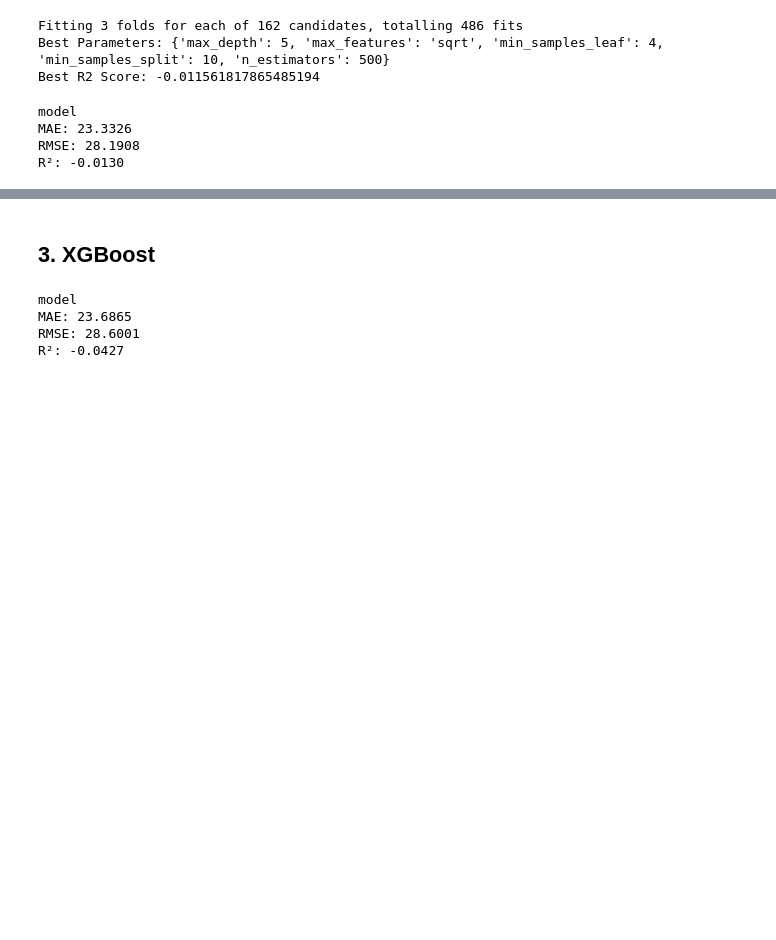
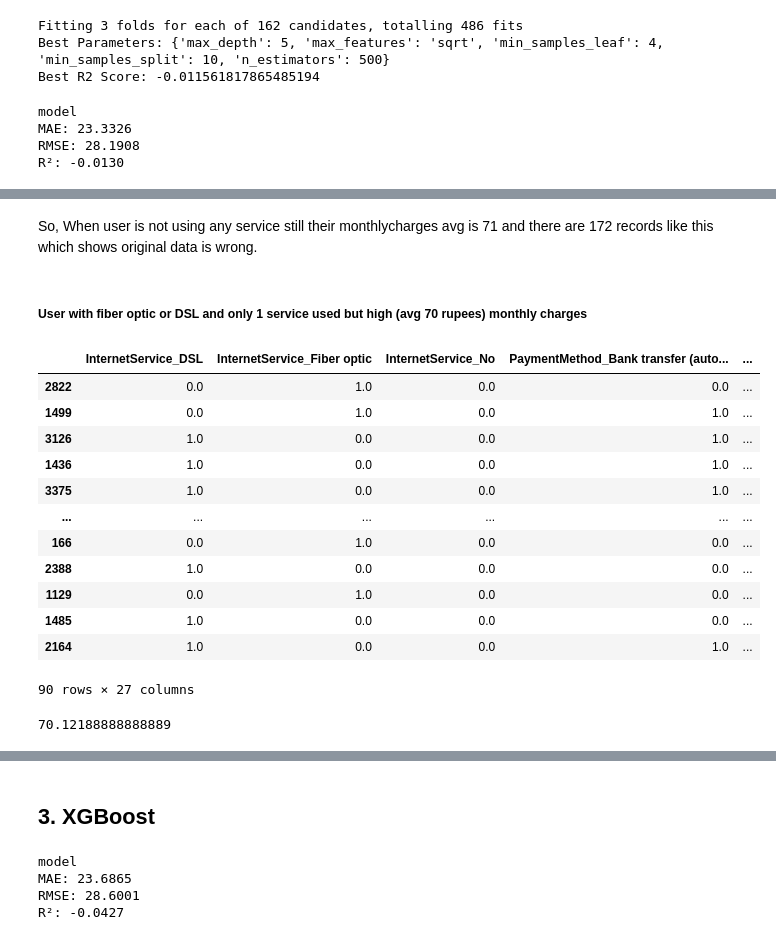
Before and after one commit to Roshani002/SSPL_Practical_Assessment, a Jupyter notebook: regression_models.ipynb, the cells around one changed output, grey strips where cells are left out. Saved outputs shown, nothing was run; the diff lists cells and outputs as text; code cells hidden in the pictures; blank space fills up the shorter version.

```diff
--- a/regression_models.ipynb
+++ b/regression_models.ipynb
@@ -212,0 +286,33 @@ pickle.dump(grid_search_rf, open("processed_data/models/regression/rf_tuned_mode
+# %% [markdown]
+So, When user is not using any service still their monthlycharges avg is 71 and there are 172 records like this which shows original data is wrong.
+# %% [markdown]
+##### **User with fiber optic or DSL and only 1 service used but high (avg 70 rupees) monthly charges**
+# %%
+# so here when user is not using any service still monthlycharges avg is 71 which confirms wrong data
+high_charges_when_1service_used = df[
+    (df['InternetService_No'] == 0) &
+    (df['MultipleLines'] == 0) &
+    (df['PhoneService'] == 0) &
+    (df['TotalInternetServicesUsed'] == 1)
+]
+high_charges_when_1service_used
+# 90 records
+# %% [output]
+|  | InternetService_DSL | InternetService_Fiber optic | InternetService_No | PaymentMethod_Bank transfer (auto... | ... |
+| 2822 | 0.0 | 1.0 | 0.0 | 0.0 | ... |
+| 1499 | 0.0 | 1.0 | 0.0 | 1.0 | ... |
+| 3126 | 1.0 | 0.0 | 0.0 | 1.0 | ... |
+| 1436 | 1.0 | 0.0 | 0.0 | 1.0 | ... |
+| 3375 | 1.0 | 0.0 | 0.0 | 1.0 | ... |
+| ... | ... | ... | ... | ... | ... |
+| 166 | 0.0 | 1.0 | 0.0 | 0.0 | ... |
+| 2388 | 1.0 | 0.0 | 0.0 | 0.0 | ... |
+| 1129 | 0.0 | 1.0 | 0.0 | 0.0 | ... |
+| 1485 | 1.0 | 0.0 | 0.0 | 0.0 | ... |
+| 2164 | 1.0 | 0.0 | 0.0 | 1.0 | ... |
+90 rows × 27 columns
+# %%
+mean_2 = high_charges_when_1service_used['y_true'].mean()
+print(mean_2)
+# %% [output]
+70.12188888888889
```
Also changed, not shown: parts of 15 cells of this notebook, 6 other files.
